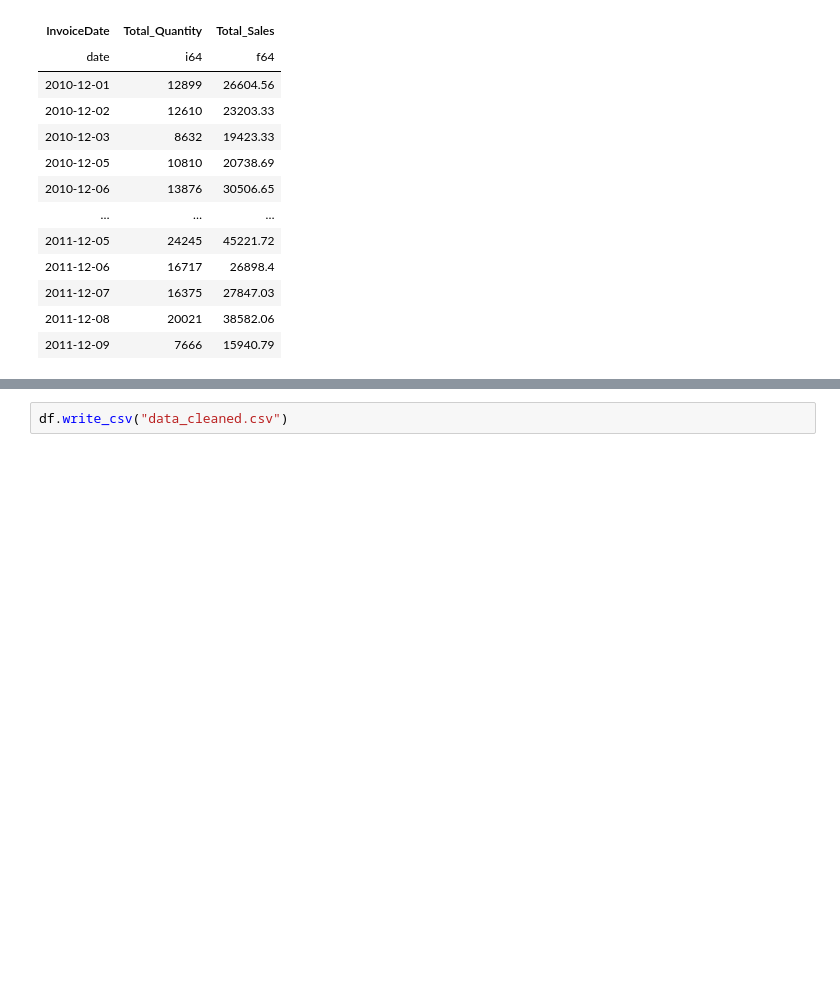
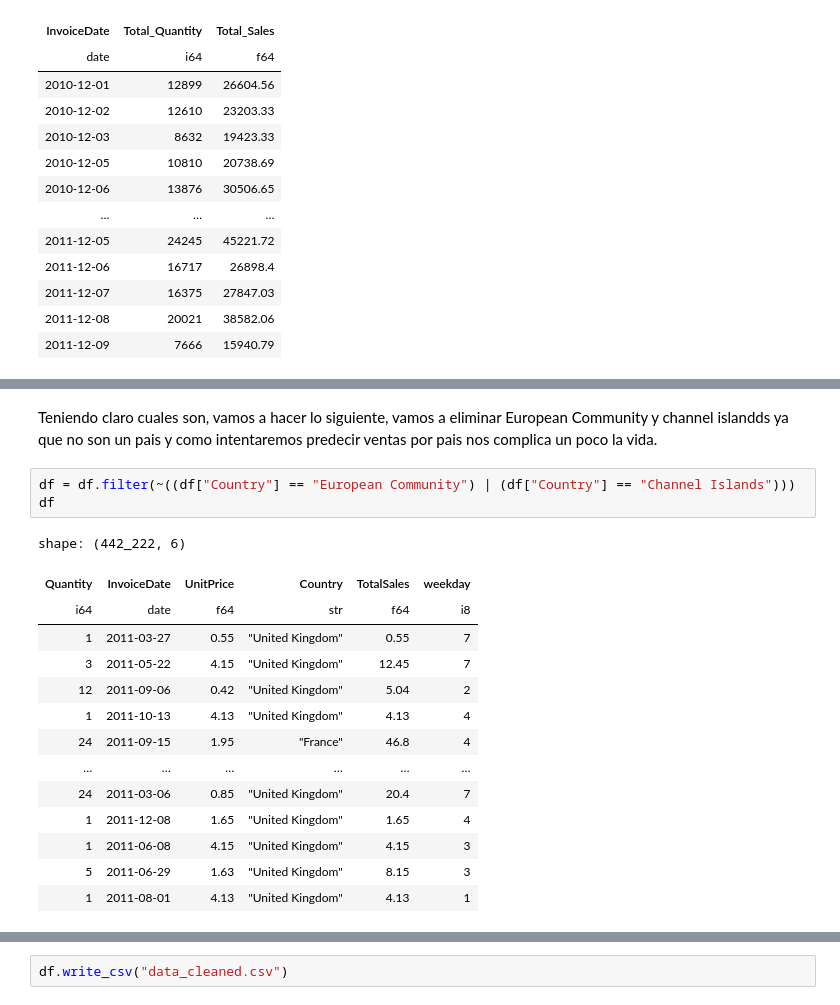
Before and after one commit to Thepelican18/Master_AI_group_activity_1, a Jupyter notebook: limpieza.ipynb, the cells around one changed output, grey strips where cells are left out. Cells and saved outputs as stored; diff of their text form; blank space fills up the shorter version.

```diff
--- a/limpieza.ipynb
+++ b/limpieza.ipynb
@@ -389,0 +501,20 @@ shape: (305, 3)
+# %% [markdown]
+Teniendo claro cuales son, vamos a hacer lo siguiente, vamos a eliminar European Community y channel islandds ya que no son un pais y como intentaremos predecir ventas por pais nos complica un poco la vida.
+# %%
+df = df.filter(~((df["Country"] == "European Community") | (df["Country"] == "Channel Islands")))
+df
+# %% [output]
+shape: (442_222, 6)
+| Quantity | InvoiceDate | UnitPrice | Country | TotalSales | weekday |
+| i64 | date | f64 | str | f64 | i8 |
+| 1 | 2011-03-27 | 0.55 | "United Kingdom" | 0.55 | 7 |
+| 3 | 2011-05-22 | 4.15 | "United Kingdom" | 12.45 | 7 |
+| 12 | 2011-09-06 | 0.42 | "United Kingdom" | 5.04 | 2 |
+| 1 | 2011-10-13 | 4.13 | "United Kingdom" | 4.13 | 4 |
+| 24 | 2011-09-15 | 1.95 | "France" | 46.8 | 4 |
+| … | … | … | … | … | … |
+| 24 | 2011-03-06 | 0.85 | "United Kingdom" | 20.4 | 7 |
+| 1 | 2011-12-08 | 1.65 | "United Kingdom" | 1.65 | 4 |
+| 1 | 2011-06-08 | 4.15 | "United Kingdom" | 4.15 | 3 |
+| 5 | 2011-06-29 | 1.63 | "United Kingdom" | 8.15 | 3 |
+| 1 | 2011-08-01 | 4.13 | "United Kingdom" | 4.13 | 1 |
```
Also changed, not shown: parts of 41 cells of this notebook, 3 other files.
